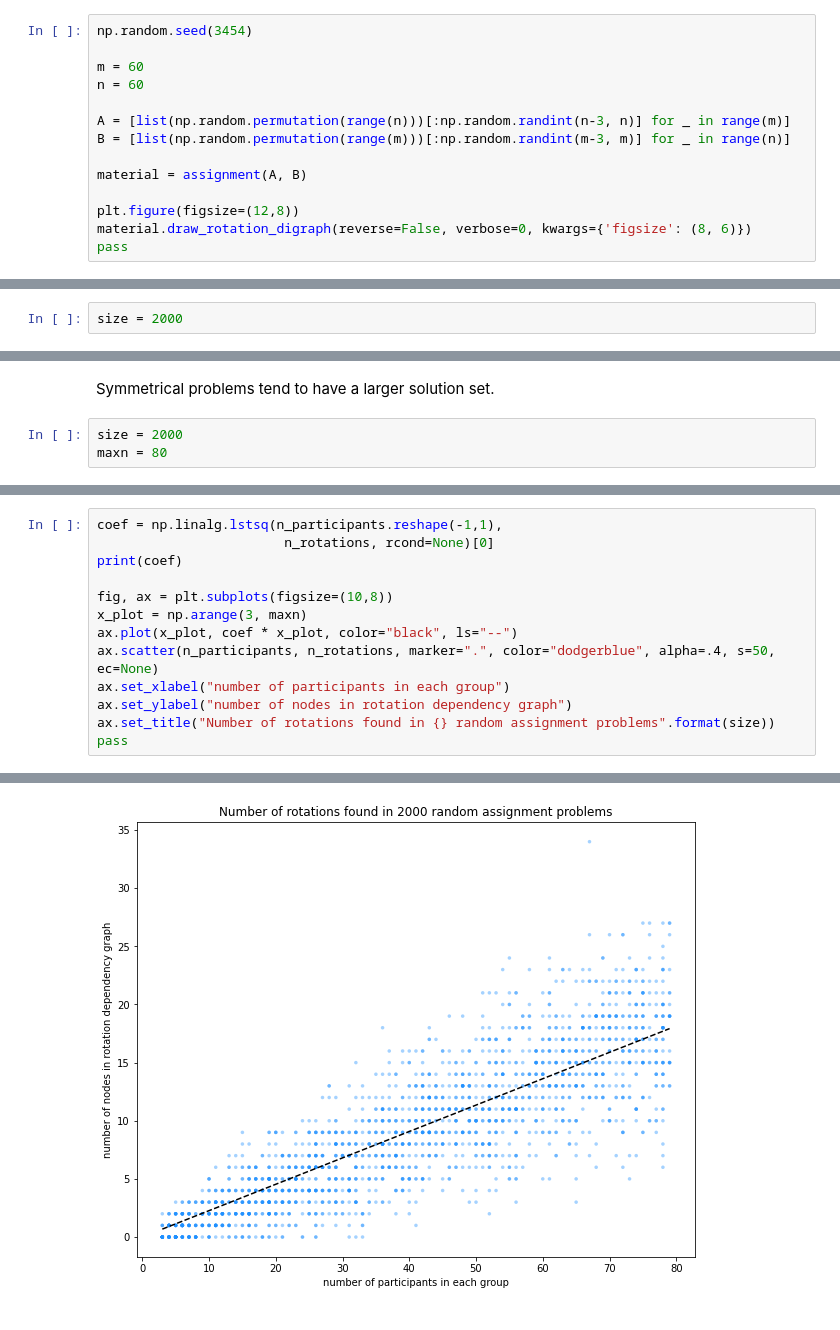
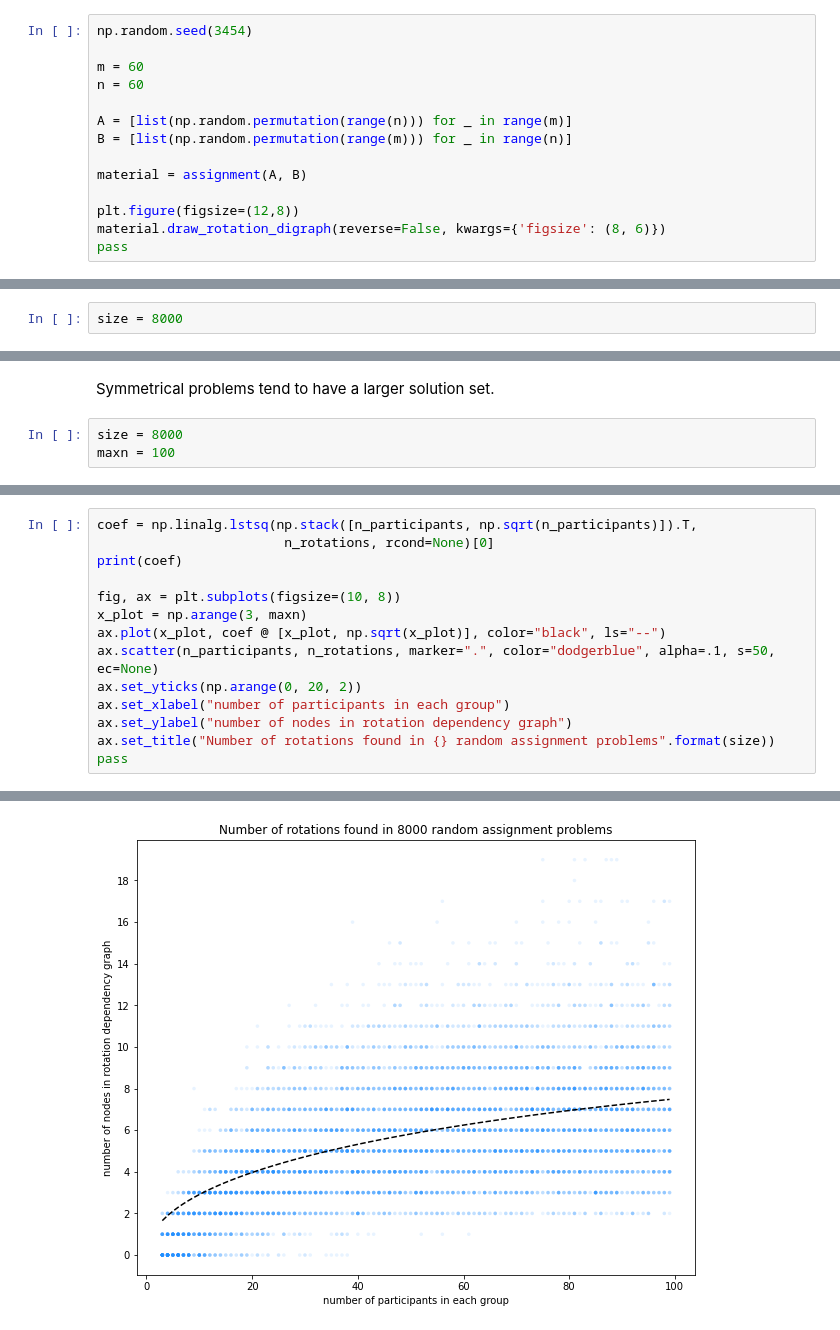
Before and after one commit to maxkapur/assignment, a Jupyter notebook: discussion.ipynb, the cells around one changed output, grey strips where cells are left out. Saved outputs shown, nothing was run; the diff lists cells and outputs as text.

```diff
--- a/discussion.ipynb
+++ b/discussion.ipynb
@@ -238,13 +235,13 @@ np.random.seed(3454)
 m = 60
 n = 60
 
-A = [list(np.random.permutation(range(n)))[:np.random.randint(n-3, n)] for _ in range(m)]
-B = [list(np.random.permutation(range(m)))[:np.random.randint(m-3, m)] for _ in range(n)]
+A = [list(np.random.permutation(range(n))) for _ in range(m)]
+B = [list(np.random.permutation(range(m))) for _ in range(n)]
 
 material = assignment(A, B)
 
 plt.figure(figsize=(12,8))
-material.draw_rotation_digraph(reverse=False, verbose=0, kwargs={'figsize': (8, 6)})
+material.draw_rotation_digraph(reverse=False, kwargs={'figsize': (8, 6)})
 pass
 # %% [output]
 <Figure size 864x576 with 0 Axes>
@@ -258,5 +255,5 @@ Asymmetrical problems, and problems with desk rejects, typically have few or no
 # %%
-size = 2000
+size = 8000
 # %%
 %%script false --no-raise-error
 np.random.seed(900)
@@ -299,8 +294,8 @@ pass
 # %% [markdown]
 Symmetrical problems tend to have a larger solution set.
 # %%
-size = 2000
-maxn = 80
+size = 8000
+maxn = 100
 # %%
 %%script false --no-raise-error
 np.random.seed(8585)
@@ -364,12 +354,13 @@ pass
 # %%
-coef = np.linalg.lstsq(n_participants.reshape(-1,1),
+coef = np.linalg.lstsq(np.stack([n_participants, np.sqrt(n_participants)]).T,
                         n_rotations, rcond=None)[0]
 print(coef)
 
-fig, ax = plt.subplots(figsize=(10,8))
+fig, ax = plt.subplots(figsize=(10, 8))
 x_plot = np.arange(3, maxn)
-ax.plot(x_plot, coef * x_plot, color="black", ls="--")
-ax.scatter(n_participants, n_rotations, marker=".", color="dodgerblue", alpha=.4, s=50, ec=None)
+ax.plot(x_plot, coef @ [x_plot, np.sqrt(x_plot)], color="black", ls="--")
+ax.scatter(n_participants, n_rotations, marker=".", color="dodgerblue", alpha=.1, s=50, ec=None)
+ax.set_yticks(np.arange(0, 20, 2))
 ax.set_xlabel("number of participants in each group")
 ax.set_ylabel("number of nodes in rotation dependency graph")
 ax.set_title("Number of rotations found in {} random assignment problems".format(size))
@@ -379,2 +370,2 @@ pass
-[figure, old version]
+[figure, new version]
 # %%
```
Also changed, not shown: parts of 25 cells of this notebook, 6 other files.
